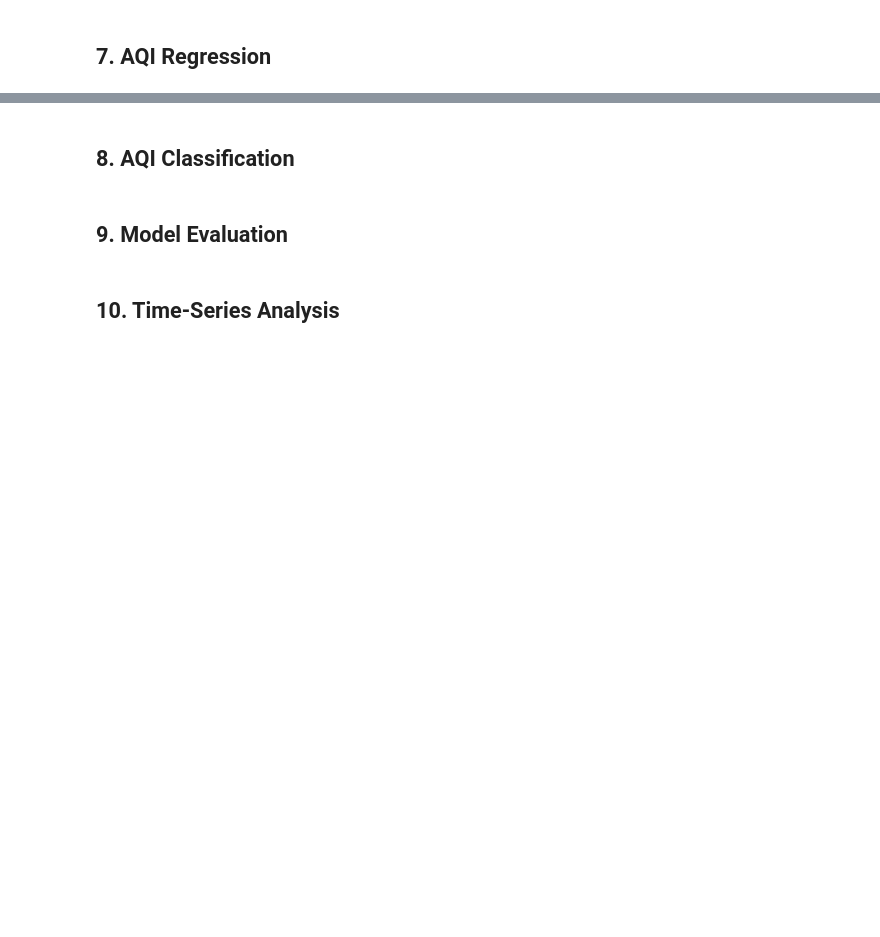
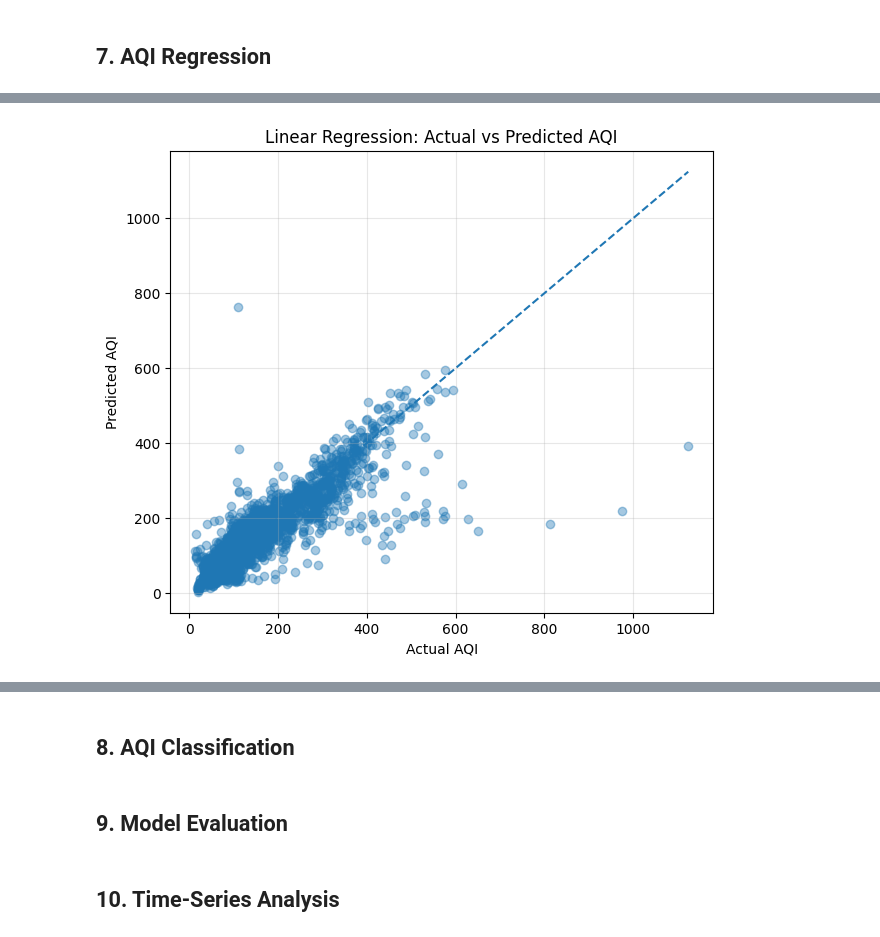
Before and after one commit to shefali-walia/india-air-quality-analysis, a Jupyter notebook: India_Air_Quality_Analysis.ipynb, the cells around one changed output, grey strips where cells are left out. Cells and saved outputs as stored; diff of their text form; code cells hidden in the pictures; blank space fills up the shorter version.

Commit message:
Add AQI Regression Models

```diff
--- a/India_Air_Quality_Analysis.ipynb
+++ b/India_Air_Quality_Analysis.ipynb
@@ -822,0 +964,17 @@ The modelling sections will now establish simple baselines before comparing more
+# %%
+from sklearn.linear_model import LinearRegression
+
+linear_model = LinearRegression()
+
+linear_model.fit(X_reg_train, y_reg_train)
+
+y_pred_linear = linear_model.predict(X_reg_test)
+
+linear_mae = mean_absolute_error(y_reg_test, y_pred_linear)
+linear_rmse = np.sqrt(mean_squared_error(y_reg_test, y_pred_linear))
+linear_r2 = r2_score(y_reg_test, y_pred_linear)
+
+print(f"Linear Regression")
+print(f"MAE:  {linear_mae:.3f}")
+print(f"RMSE: {linear_rmse:.3f}")
+print(f"R²:   {linear_r2:.3f}")
@@ -822,0 +1017,23 @@ The modelling sections will now establish simple baselines before comparing more
+# %%
+plt.figure(figsize=(7, 6))
+
+plt.scatter(
+    y_reg_test,
+    y_pred_linear,
+    alpha=0.4
+)
+
+plt.plot(
+    [y_reg_test.min(), y_reg_test.max()],
+    [y_reg_test.min(), y_reg_test.max()],
+    linestyle='--'
+)
+
+plt.xlabel("Actual AQI")
+plt.ylabel("Predicted AQI")
+plt.title("Linear Regression: Actual vs Predicted AQI")
+
+plt.grid(True, alpha=0.3)
+plt.show()
+# %% [output]
+[figure, added]
```
Also changed, not shown: parts of 30 cells of this notebook.
